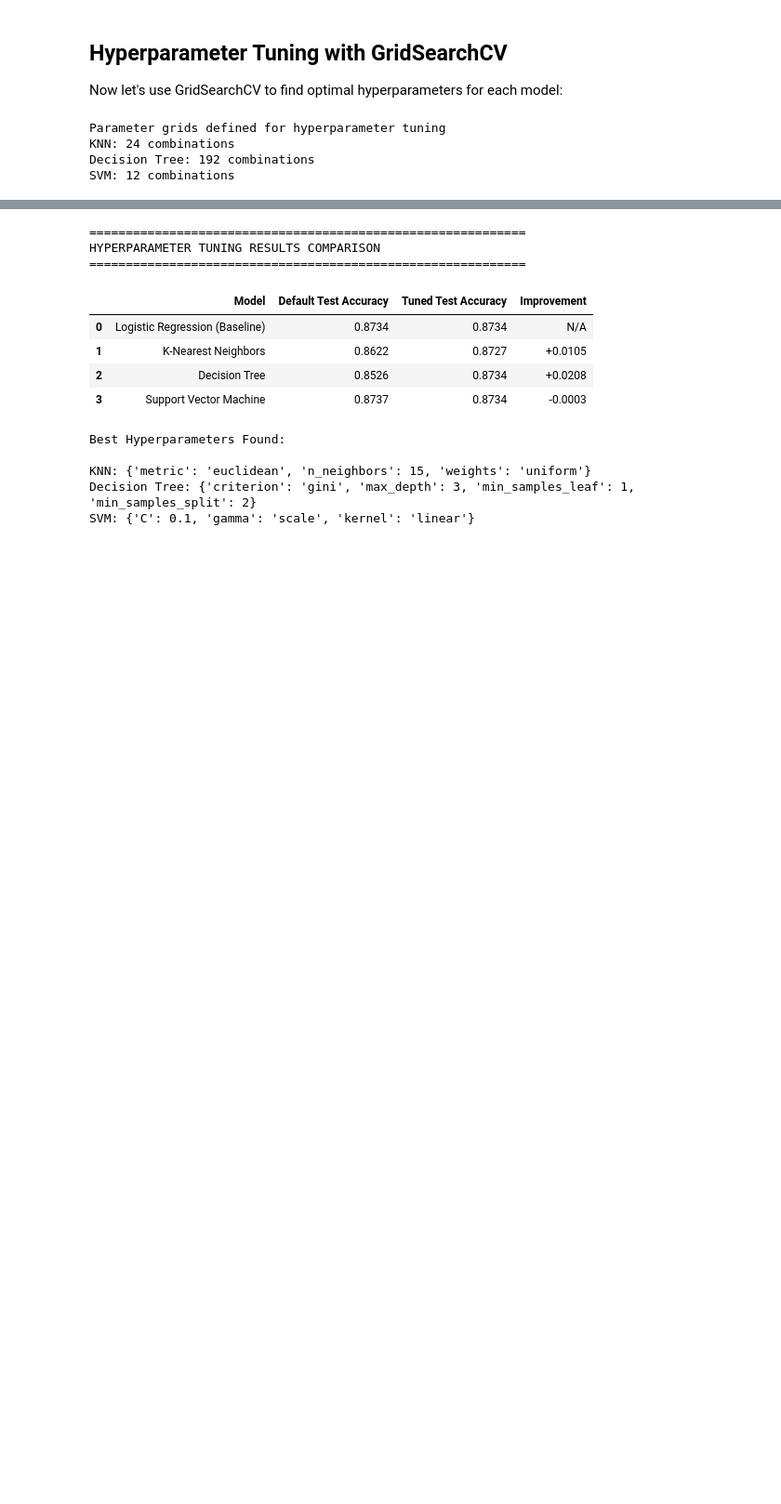
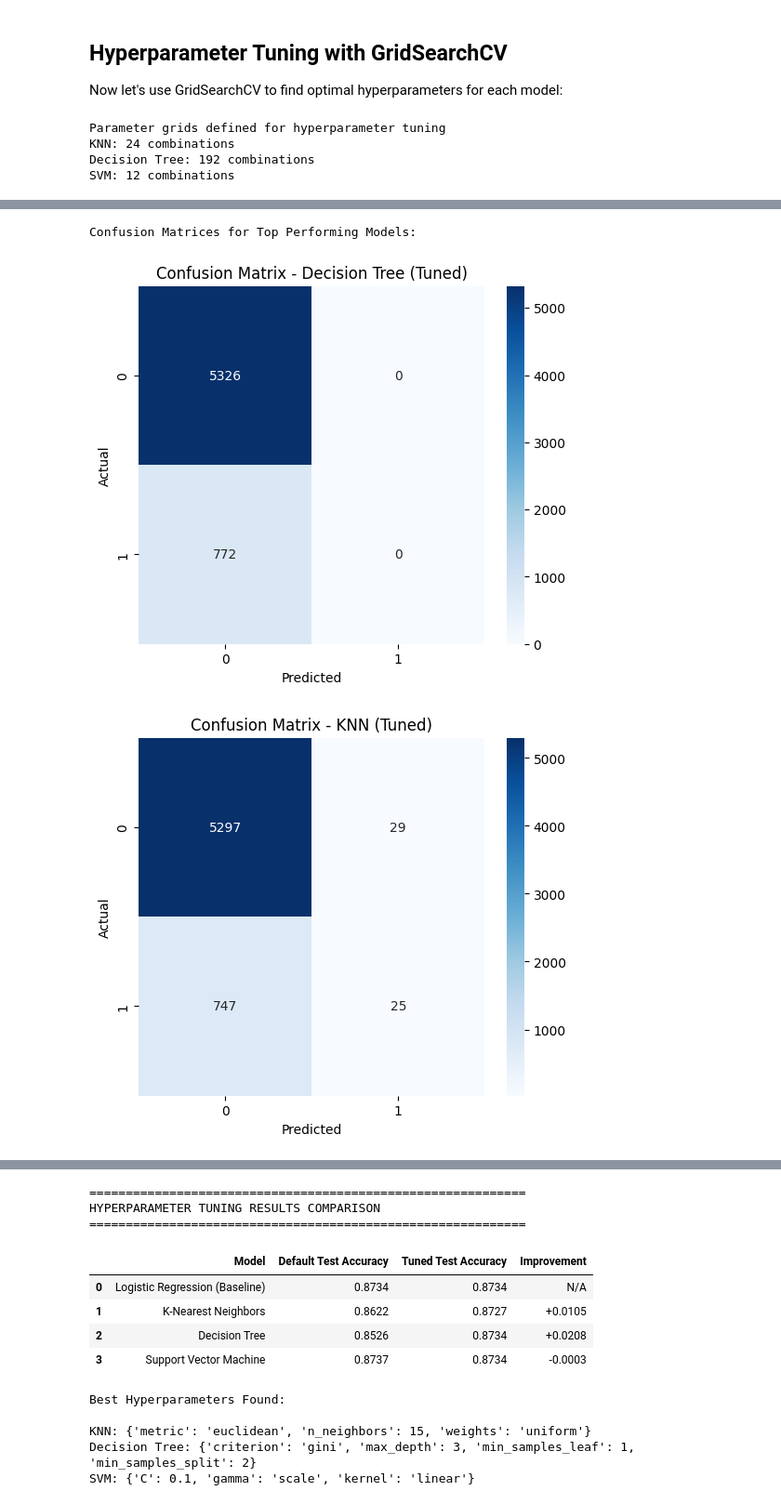
Before and after one commit to rbhat/module17_starter, a Jupyter notebook: prompt_III.ipynb, the cells around one changed output, grey strips where cells are left out. Shown at 93% size. Drawn from its saved outputs; the diff is of its cells as text; code cells hidden in the pictures; blank space fills up the shorter version.

```diff
--- a/prompt_III.ipynb
+++ b/prompt_III.ipynb
@@ -781,0 +787,24 @@ Full training time: 1.83 seconds
+# %%
+# Visualization: Confusion Matrices for Best Models
+from visualization import plot_confusion_matrix
+
+# Plot confusion matrix for the best performing models after tuning
+print("Confusion Matrices for Top Performing Models:\n")
+
+# Decision Tree (best improvement after tuning)
+y_pred_dt = dt_grid.predict(X_test)
+plot_confusion_matrix(y_test, y_pred_dt, "Decision Tree (Tuned)")
+
+# KNN (good improvement after tuning)
+y_pred_knn = knn_grid.predict(X_test_scaled)
+plot_confusion_matrix(y_test, y_pred_knn, "KNN (Tuned)")
+
+# Visualization: Hyperparameter Importance for Decision Tree
+from visualization import plot_hyperparameter_importance
+
+# Show hyperparameter importance for Decision Tree (had the most improvement)
+plot_hyperparameter_importance(dt_grid, "Decision Tree")
+# %% [output]
+Confusion Matrices for Top Performing Models:
+[figure, added]
+[figure, added]
```
Also changed, not shown: parts of 15 cells of this notebook, 4 other files.
